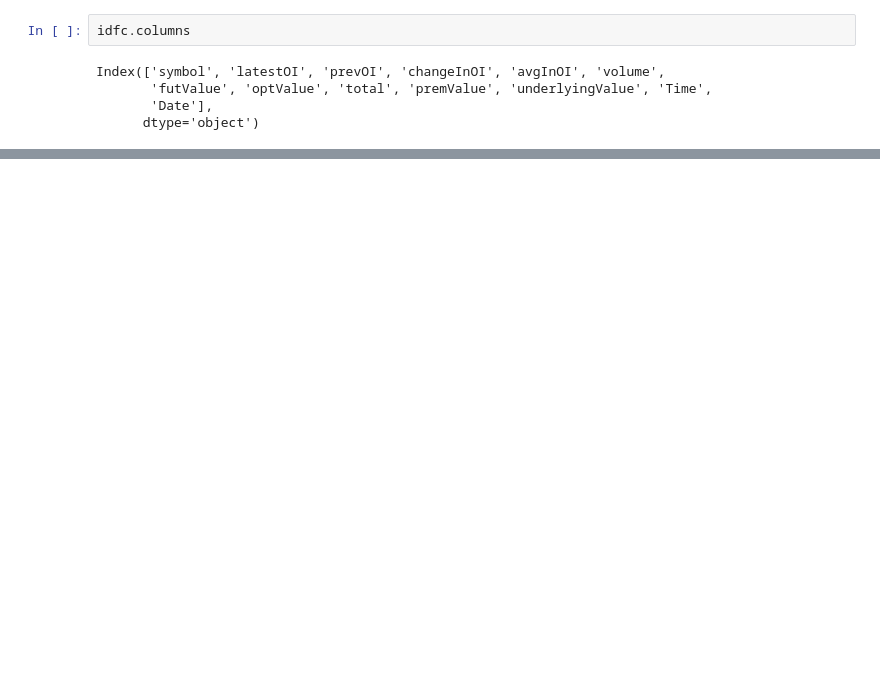
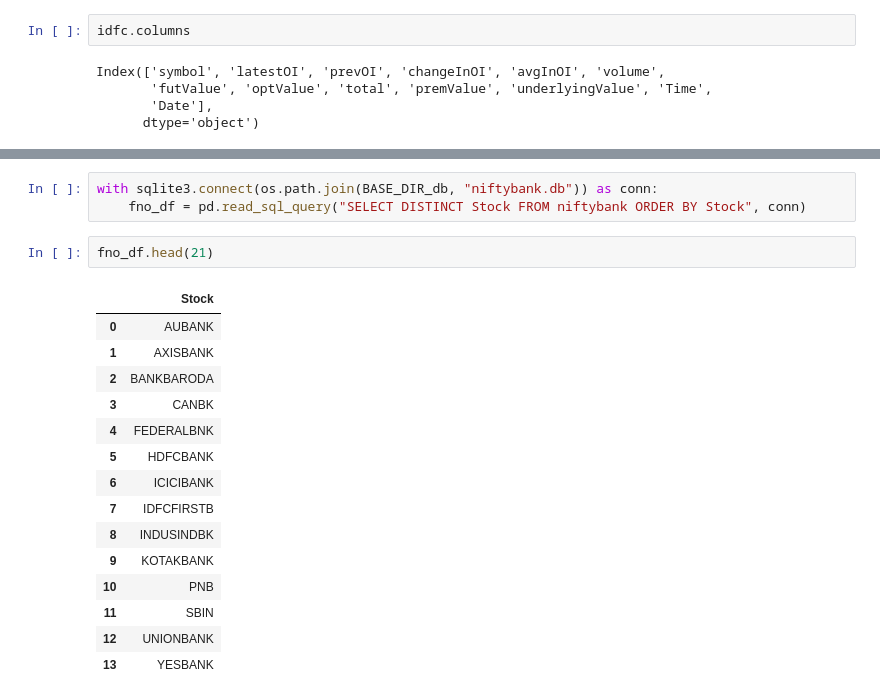
Before and after one commit to shailsun28/stockshortlisting, a Jupyter notebook: fnoLiveData.ipynb, the cells around one changed output, grey strips where cells are left out. Drawn from its saved outputs; the diff is of its cells as text; blank space fills up the shorter version.

```diff
--- a/fnoLiveData.ipynb
+++ b/fnoLiveData.ipynb
@@ -894,0 +743,21 @@ plot_charts(plot_turnover_df, selected_turnover, COMMON_CHART_SPECS)
+# %%
+with sqlite3.connect(os.path.join(BASE_DIR_db, "niftybank.db")) as conn:
+    fno_df = pd.read_sql_query("SELECT DISTINCT Stock FROM niftybank ORDER BY Stock", conn)
+# %%
+fno_df.head(21)
+# %% [output]
+|  | Stock |
+| 0 | AUBANK |
+| 1 | AXISBANK |
+| 2 | BANKBARODA |
+| 3 | CANBK |
+| 4 | FEDERALBNK |
+| 5 | HDFCBANK |
+| 6 | ICICIBANK |
+| 7 | IDFCFIRSTB |
+| 8 | INDUSINDBK |
+| 9 | KOTAKBANK |
+| 10 | PNB |
+| 11 | SBIN |
+| 12 | UNIONBANK |
+| 13 | YESBANK |
```
Also changed, not shown: parts of 3 cells of this notebook, 3 other files.
